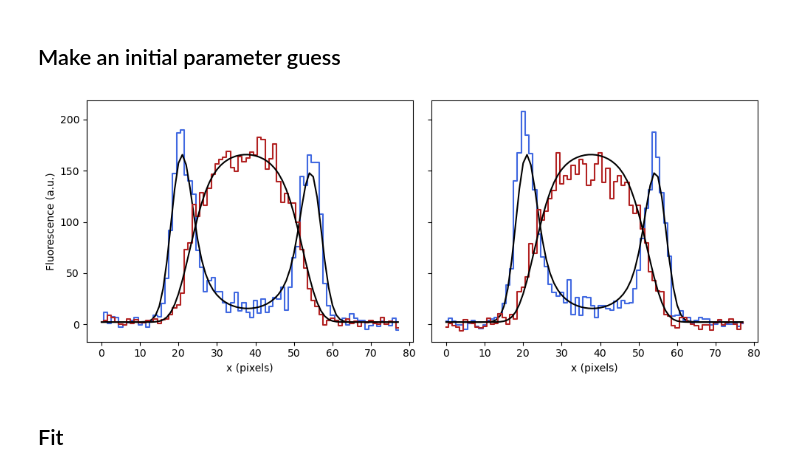
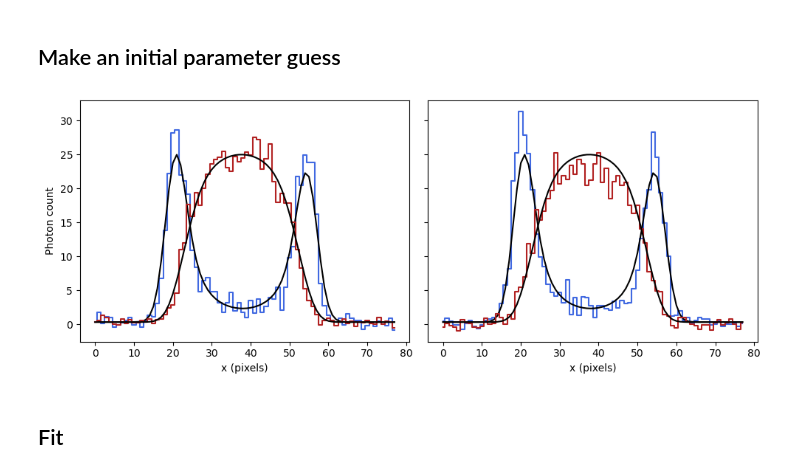
Before and after one commit to drkutuzov/sl2pm, a Jupyter notebook: examples/capillaries/ultimate_fit_example.ipynb, the cells around one changed output. Saved outputs shown, nothing was run; the diff lists cells and outputs as text; code cells hidden in the pictures.

Commit message:
changed intensity unit to "photon count"

```diff
--- a/examples/capillaries/ultimate_fit_example.ipynb
+++ b/examples/capillaries/ultimate_fit_example.ipynb
@@ -41,29 +41,29 @@ p0_A = [s_xy, l, R_wall - R_lum, s_gcx, b_plasma, b_tissue_wall, b_tissue_plasma
 # %%
 [[w1_A0, p1_A0], [w2_A0, p2_A0]] = L_multi(x, *p0_A)
 
 fig, [ax1, ax2] = plt.subplots(1, 2, sharey=True, figsize=(10, 4))
 
 # First time point
-ax1.step(x, kymo_wall[0], where='mid', c='royalblue')
-ax1.plot(x, w1_A0*GAIN, c='k')
+ax1.step(x, kymo_wall[0]/GAIN, where='mid', c='royalblue')
+ax1.plot(x, w1_A0, c='k')
 
-ax1.step(x, kymo_plasma[0], where='mid', c='firebrick')
-ax1.plot(x, p1_A0*GAIN, c='k')
+ax1.step(x, kymo_plasma[0]/GAIN, where='mid', c='firebrick')
+ax1.plot(x, p1_A0, c='k')
 
 # Second time point
-ax2.step(x, kymo_wall[1], where='mid', c='royalblue')
-ax2.plot(x, w2_A0*GAIN, c='k')
+ax2.step(x, kymo_wall[1]/GAIN, where='mid', c='royalblue')
+ax2.plot(x, w2_A0, c='k')
 
-ax2.step(x, kymo_plasma[1], where='mid', c='firebrick')
-ax2.plot(x, p2_A0*GAIN, c='k')
+ax2.step(x, kymo_plasma[1]/GAIN, where='mid', c='firebrick')
+ax2.plot(x, p2_A0, c='k')
 
 ax1.set_xlabel('x (pixels)')
 ax2.set_xlabel('x (pixels)')
-ax1.set_ylabel('Fluorescence (a.u.)')
+ax1.set_ylabel('Photon count')
 
 plt.tight_layout()
 # %% [output]
-[figure, old version]
+[figure, new version]
 # %% [markdown]
 ## Fit
 # %%
```
Also changed, not shown: parts of 3 cells of this notebook.
